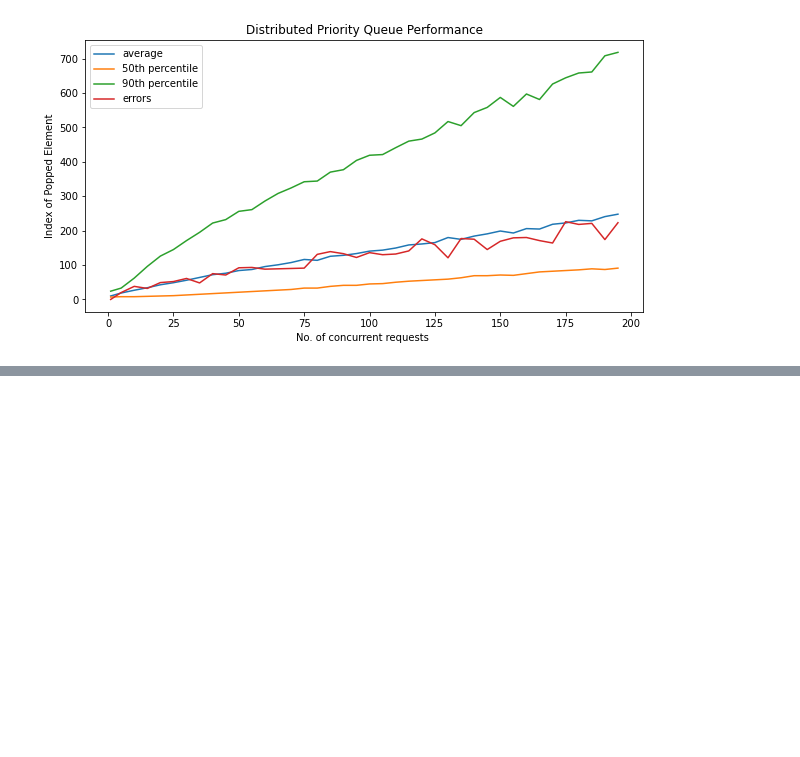
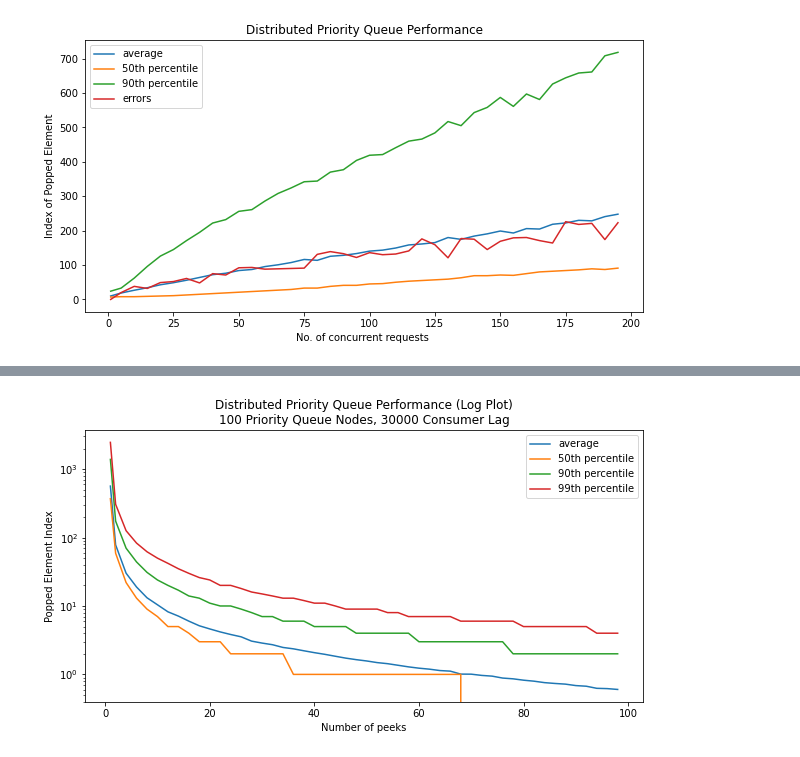
Before and after one commit to bslin/distributed-pq, a Jupyter notebook: simulation/src/simulator_v2.ipynb, the cells around one changed output, grey strips where cells are left out. Cells and saved outputs as stored; diff of their text form; code cells hidden in the pictures; blank space fills up the shorter version.

```diff
--- a/simulation/src/simulator_v2.ipynb
+++ b/simulation/src/simulator_v2.ipynb
@@ -289,0 +295,25 @@ PQ: BasePriorityQueue(nqueues:100, lag: 20055, add:1, pop:10); Num_pop: 9945; Co
+# %%
+# index vs number of peeks, when #initial items >> number of pops,
+import statistics
+import random
+from testrunner_v2 import TestRunnerV2, PopPolicy
+from distributed_pq import BasePriorityQueue
+random.seed(5)
+
+initial_item_count = 30000
+num_pops = 10000
+policy = PopPolicy.BASIC
+
+x_list, p50_list, p90_list, p99_list, avg_list, err_list = [], [], [], [], [], []
+for i in range(1, 100, 2):
+    x = i if i == 1 else i - 1
+    pq = BasePriorityQueue(num_queues=100, num_queues_lb_add=1, num_queues_lb_pop=x)
+    tr = TestRunnerV2(queue=pq, initial_item_count=initial_item_count, num_pops=num_pops, num_concurrent_pops = 1, debug=True, pop_policy=policy)
+    out, err = tr.run()
+    x_list.append(x)
+    p50_list.append(statistics.median(out))
+    sorted_out = sorted(out)
+    p90_list.append(tr.get_percentile(sorted_out, 90))
+    p99_list.append(tr.get_percentile(sorted_out, 99))
+    avg_list.append(statistics.mean(out))
+    err_list.append(err)
@@ -289,0 +338,16 @@ PQ: BasePriorityQueue(nqueues:100, lag: 20055, add:1, pop:10); Num_pop: 9945; Co
+# %%
+plt.plot(x_list, avg_list, label="average")
+plt.plot(x_list, p50_list, label="50th percentile")
+plt.plot(x_list, p90_list, label="90th percentile")
+plt.plot(x_list, p99_list, label="99th percentile")
+#plt.plot(x_list, err_list, label="errors")
+plt.legend()
+plt.title("Distributed Priority Queue Performance (Log Plot)\n100 Priority Queue Nodes, 30000 Consumer Lag")
+plt.xlabel("Number of peeks")
+plt.ylabel("Popped Element Index")
+plt.yscale("log")
+plt.rcParams['figure.figsize'] = [10, 5]
+plt.savefig('plot_pei_vs_peek_num.png')
+plt.show()
+# %% [output]
+[figure, added]
```
Also changed, not shown: parts of 7 cells of this notebook.
